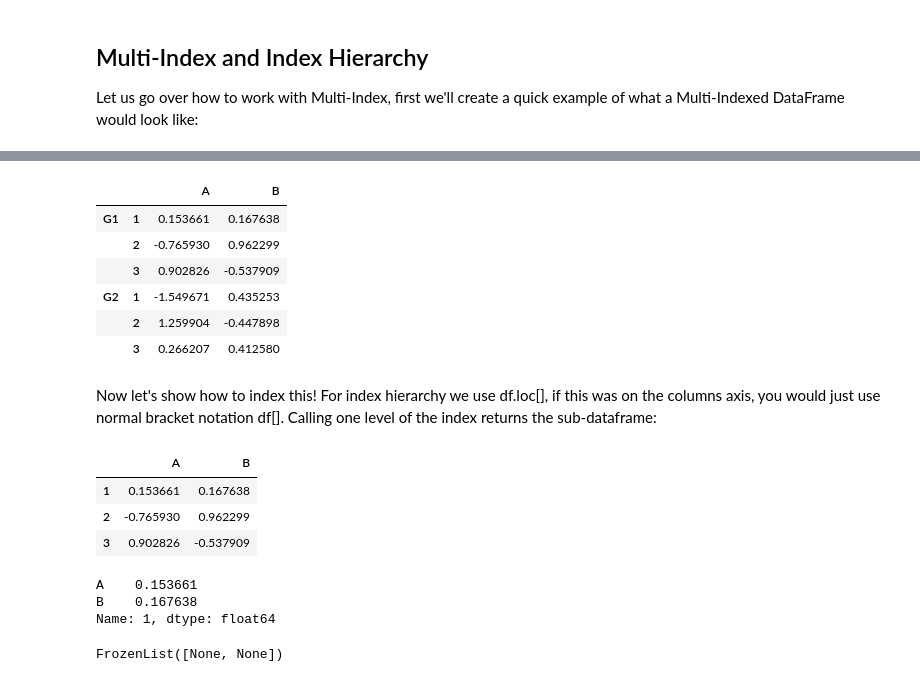
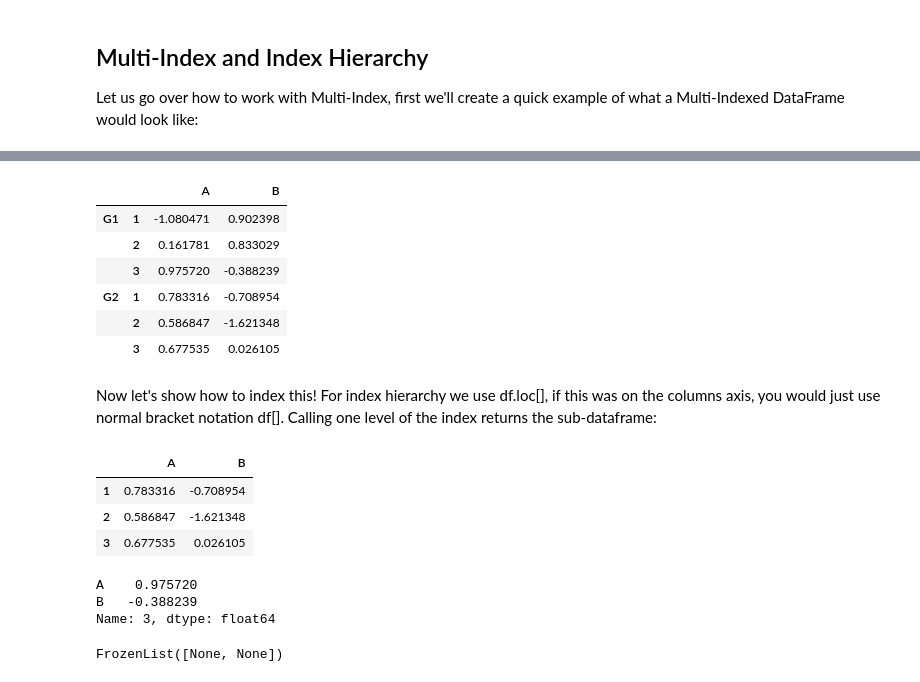
Before and after one commit to AshikurIST/pandas, a Jupyter notebook: 03-DataFrames.ipynb, the cells around one changed output, grey strips where cells are left out. Cells and saved outputs as stored; diff of their text form; code cells hidden in the pictures.

```diff
--- a/03-DataFrames.ipynb
+++ b/03-DataFrames.ipynb
@@ -297,29 +304,29 @@ MultiIndex(levels=[['G1', 'G2'], [1, 2, 3]],
 # %%
-df = pd.DataFrame(np.random.randn(6,2),index=hier_index,columns=['A','B'])
-df
+df2=pd.DataFrame(randn(6,2),hier_index,['A','B'])
+df2
 # %% [output]
 |  |  | A | B |
-| G1 | 1 | 0.153661 | 0.167638 |
-|  | 2 | -0.765930 | 0.962299 |
-|  | 3 | 0.902826 | -0.537909 |
-| G2 | 1 | -1.549671 | 0.435253 |
-|  | 2 | 1.259904 | -0.447898 |
-|  | 3 | 0.266207 | 0.412580 |
+| G1 | 1 | -1.080471 | 0.902398 |
+|  | 2 | 0.161781 | 0.833029 |
+|  | 3 | 0.975720 | -0.388239 |
+| G2 | 1 | 0.783316 | -0.708954 |
+|  | 2 | 0.586847 | -1.621348 |
+|  | 3 | 0.677535 | 0.026105 |
 # %% [markdown]
 Now let's show how to index this! For index hierarchy we use df.loc[], if this was on the columns axis, you would just use normal bracket notation df[]. Calling one level of the index returns the sub-dataframe:
+# %%
+df2.loc['G2']
+# %% [output]
+|  | A | B |
+| 1 | 0.783316 | -0.708954 |
+| 2 | 0.586847 | -1.621348 |
+| 3 | 0.677535 | 0.026105 |
 # %%
-df.loc['G1']
+df2.loc['G1'].loc[3]
 # %% [output]
-|  | A | B |
-| 1 | 0.153661 | 0.167638 |
-| 2 | -0.765930 | 0.962299 |
-| 3 | 0.902826 | -0.537909 |
+A    0.975720
+B   -0.388239
+Name: 3, dtype: float64
-# %%
-df.loc['G1'].loc[1]
-# %% [output]
-A    0.153661
-B    0.167638
-Name: 1, dtype: float64
 # %%
 df.index.names
 # %% [output]
```
Also changed, not shown: parts of 23 cells of this notebook.
